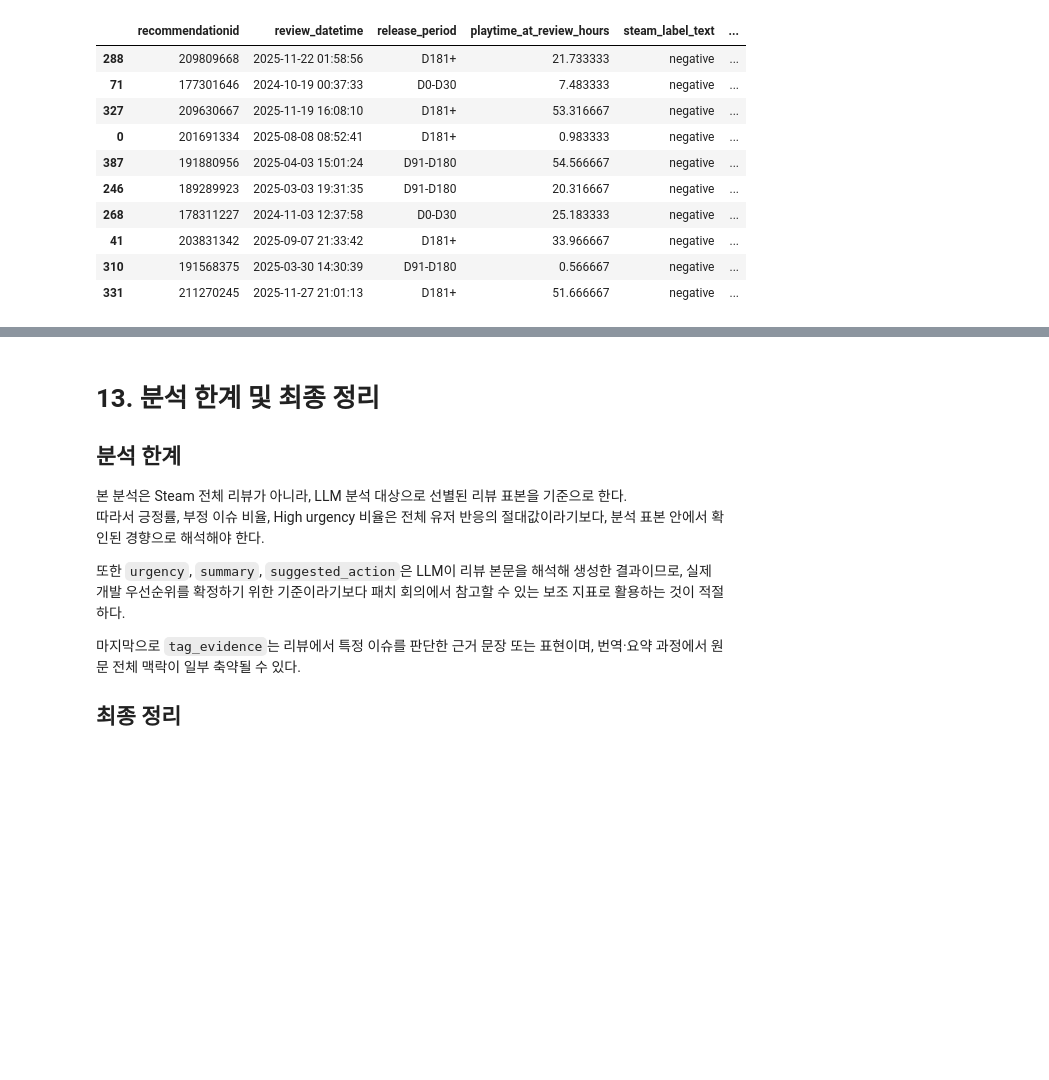
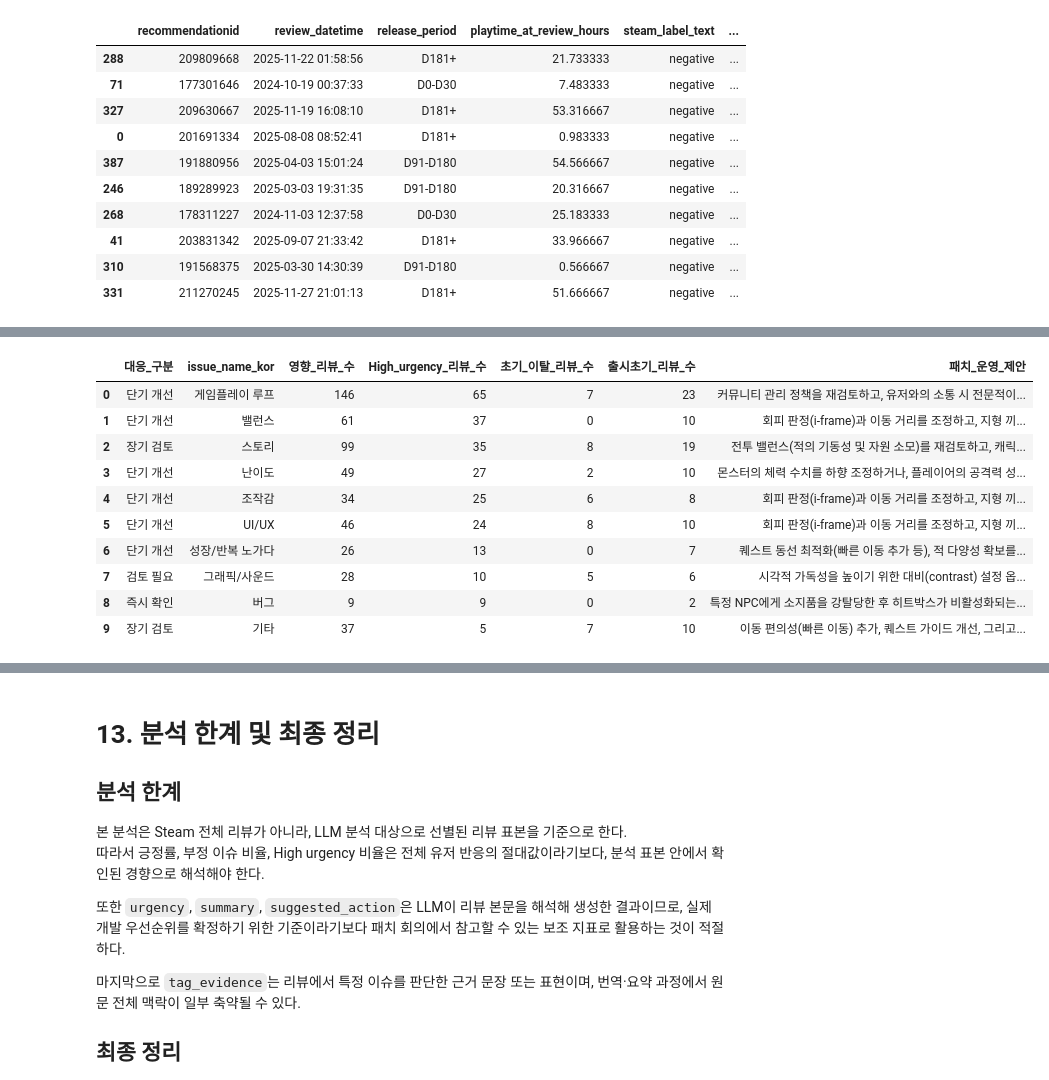
Before and after one commit to jinnyjinnyjinjin/steam-indie-game-analysis, a Jupyter notebook: src/notebooks/seoung/LLMtest/PostLaunch/04-2-1_llm_sentiment_PostLaunch_drova_report.ipynb, the cells around one changed output, grey strips where cells are left out. Drawn from its saved outputs; the diff is of its cells as text; code cells hidden in the pictures; blank space fills up the shorter version.

```diff
--- a/src/notebooks/seoung/LLMtest/PostLaunch/04-2-1_llm_sentiment_PostLaunch_drova_report.ipynb
+++ b/src/notebooks/seoung/LLMtest/PostLaunch/04-2-1_llm_sentiment_PostLaunch_drova_report.ipynb
@@ -1307,0 +1305,80 @@ display(representative_reviews[[c for c in representative_cols if c in represent
+# %%
+# ============================================================
+# 12. 보고서용 요약 작성에 필요한 핵심 값 확인
+# ============================================================
+
+report_summary_check = pd.DataFrame({
+    "항목": [
+        "게임명",
+        "appid",
+        "분석 리뷰 수",
+        "분석 태그 수",
+        "분석 표본 내 Steam 라벨 긍정률",
+        "LLM 긍정률",
+        "LLM 부정+혼합 비율",
+        "High urgency 비율",
+    ],
+    "값": [
+        selected_game_name,
+        selected_appid,
+        f"{len(df_game):,}개",
+        f"{len(df_game_tags):,}개",
+        pct(steam_positive_rate),
+        pct(llm_positive_rate),
+        pct(llm_negative_mixed_rate),
+        pct(high_urgency_rate),
+    ]
+})
+
+display(report_summary_check)
+
+print("구체적 긍정 요소 Top")
+if "positive_strength_summary" in globals() and not positive_strength_summary.empty:
+    display(
+        positive_strength_summary[
+            [
+                "issue_name_kor",
+                "affected_review_count",
+                "positive_tag_count",
+                "representative_evidence",
+            ]
+        ].head(5)
+    )
+else:
+    print("구체적 긍정 태그가 없습니다.")
+
+print("부정 이슈 Top")
+if "negative_issue_summary" in globals() and not negative_issue_summary.empty:
+    display(
+        negative_issue_summary[
+            [
+                "issue_name_kor",
+                "affected_review_count",
+                "negative_tag_count",
+                "high_urgency_review_count",
+                "short_exit_review_count",
+                "representative_evidence",
+            ]
+        ].head(5)
+    )
+else:
+    print("부정 태그가 없습니다.")
+
+print("패치·운영 우선 검토 이슈 Top")
+if "patch_priority" in globals() and not patch_priority.empty:
+    display(
+        patch_priority[
+            [
+                "대응_구분",
+                "issue_name_kor",
+                "영향_리뷰_수",
+                "High_urgency_리뷰_수",
+                "초기_이탈_리뷰_수",
+                "출시초기_리뷰_수",
+                "패치_운영_제안",
+            ]
+        ].head(10)
+    )
+else:
+    print("패치·운영 우선 검토 이슈가 없습니다.")
+# %% [output]
@@ -1307,0 +1409,11 @@ display(representative_reviews[[c for c in representative_cols if c in represent
+|  | 대응_구분 | issue_name_kor | 영향_리뷰_수 | High_urgency_리뷰_수 | 초기_이탈_리뷰_수 | 출시초기_리뷰_수 | 패치_운영_제안 |
+| 0 | 단기 개선 | 게임플레이 루프 | 146 | 65 | 7 | 23 | 커뮤니티 관리 정책을 재검토하고, 유저와의 소통 시 전문적이... |
+| 1 | 단기 개선 | 밸런스 | 61 | 37 | 0 | 10 | 회피 판정(i-frame)과 이동 거리를 조정하고, 지형 끼... |
+| 2 | 장기 검토 | 스토리 | 99 | 35 | 8 | 19 | 전투 밸런스(적의 기동성 및 자원 소모)를 재검토하고, 캐릭... |
+| 3 | 단기 개선 | 난이도 | 49 | 27 | 2 | 10 | 몬스터의 체력 수치를 하향 조정하거나, 플레이어의 공격력 성... |
+| 4 | 단기 개선 | 조작감 | 34 | 25 | 6 | 8 | 회피 판정(i-frame)과 이동 거리를 조정하고, 지형 끼... |
+| 5 | 단기 개선 | UI/UX | 46 | 24 | 8 | 10 | 회피 판정(i-frame)과 이동 거리를 조정하고, 지형 끼... |
+| 6 | 단기 개선 | 성장/반복 노가다 | 26 | 13 | 0 | 7 | 퀘스트 동선 최적화(빠른 이동 추가 등), 적 다양성 확보를... |
+| 7 | 검토 필요 | 그래픽/사운드 | 28 | 10 | 5 | 6 | 시각적 가독성을 높이기 위한 대비(contrast) 설정 옵... |
+| 8 | 즉시 확인 | 버그 | 9 | 9 | 0 | 2 | 특정 NPC에게 소지품을 강탈당한 후 히트박스가 비활성화되는... |
+| 9 | 장기 검토 | 기타 | 37 | 5 | 7 | 10 | 이동 편의성(빠른 이동) 추가, 퀘스트 가이드 개선, 그리고... |
```
Also changed, not shown: parts of 3 cells of this notebook, 2 other files.
